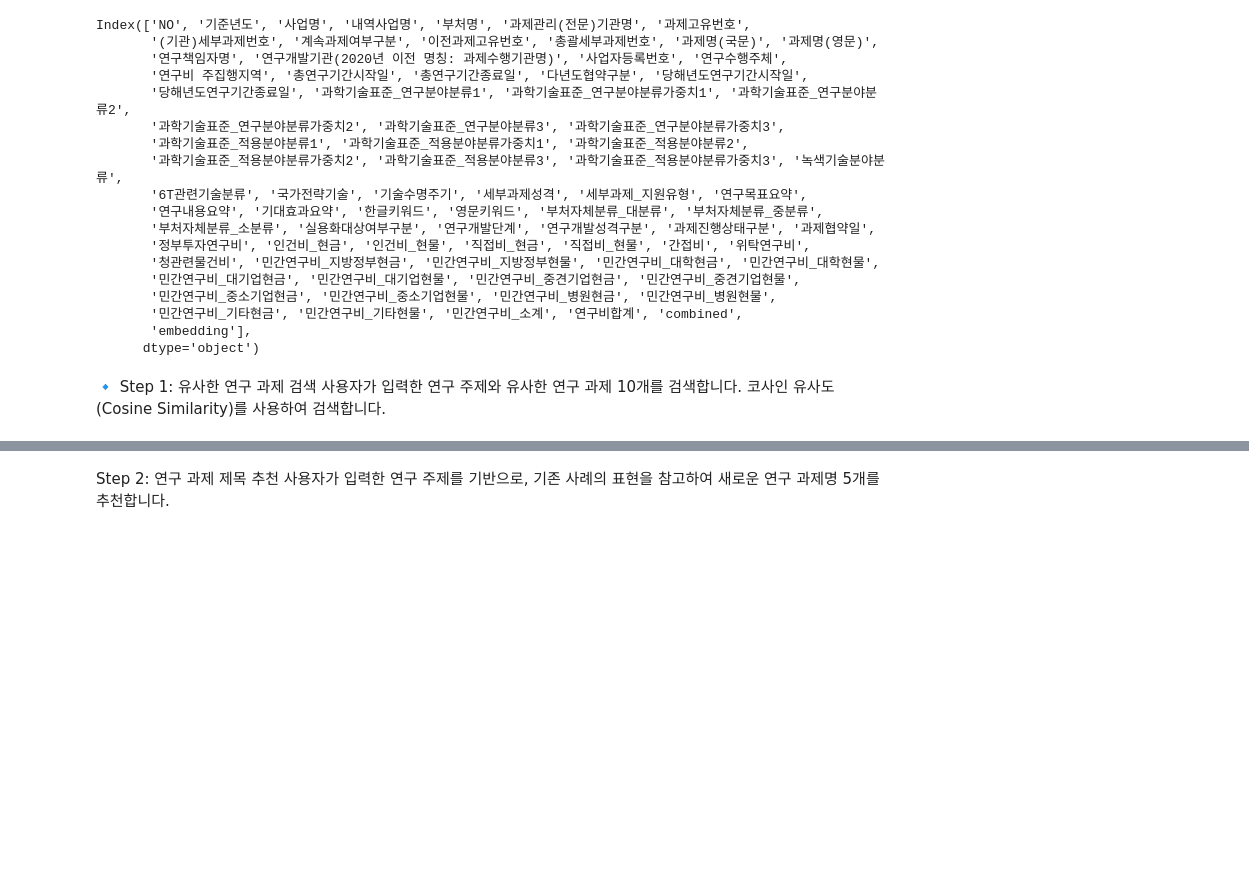
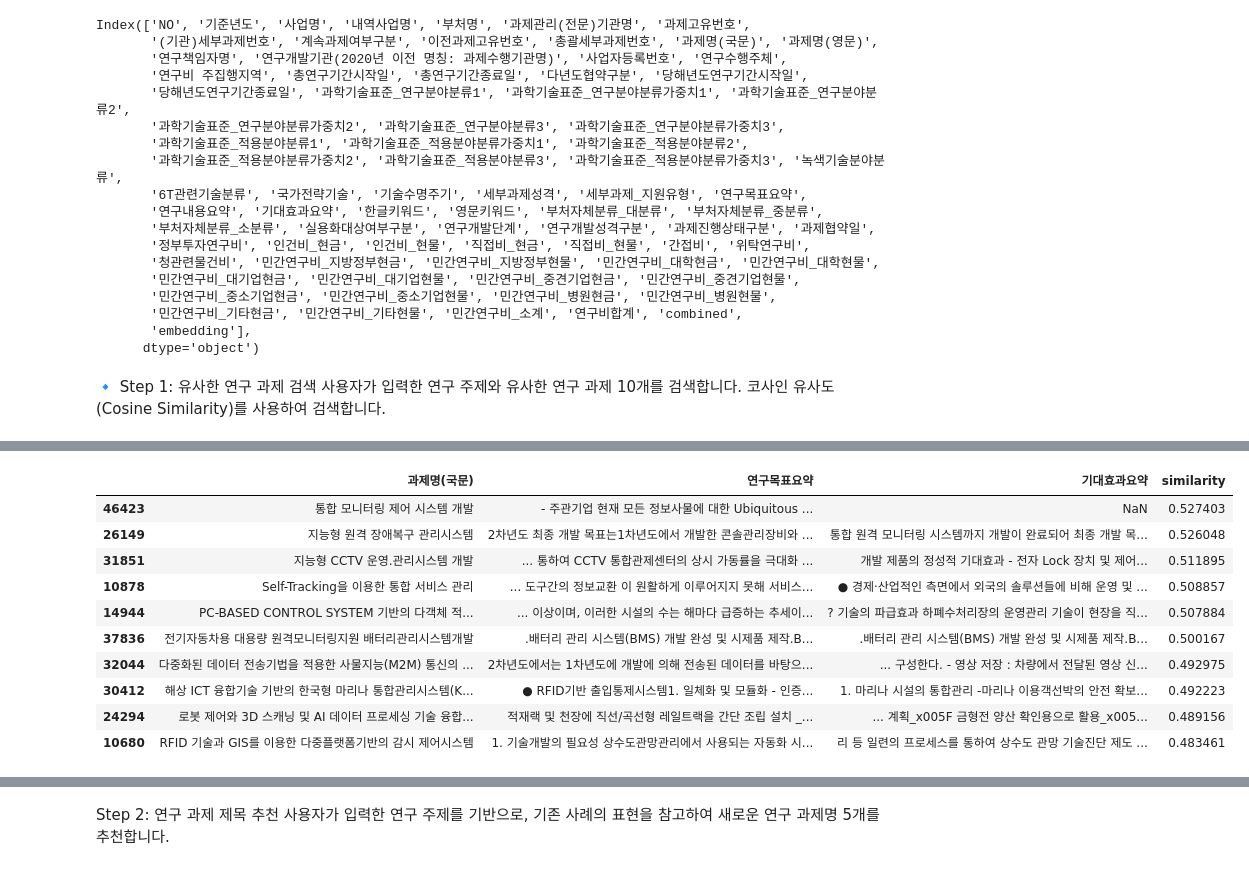
Before and after one commit to jacobfor/-R-D_Analysis, a Jupyter notebook: R&D_Analysis_Bot.ipynb, the cells around one changed output, grey strips where cells are left out. Saved outputs shown, nothing was run; the diff lists cells and outputs as text; code cells hidden in the pictures; blank space fills up the shorter version.

```diff
--- a/R&D_Analysis_Bot.ipynb
+++ b/R&D_Analysis_Bot.ipynb
@@ -257,0 +260,75 @@ similar_projects.to_csv('similar_projects.csv', index=False, encoding="utf-8-sig
+# %%
+import openai
+import pandas as pd
+import numpy as np
+from tqdm import tqdm
+from sklearn.metrics.pairwise import cosine_similarity
+from dotenv import load_dotenv
+import os
+import ast
+
+# ✅ .env 파일 로드
+load_dotenv()
+openai.api_key = os.getenv("OPENAI_API_KEY")
+
+# ✅ tqdm 진행률 표시 적용
+tqdm.pandas()
+
+
+# ✅ 저장된 임베딩 CSV 파일 불러오기
+df = pd.read_csv("merged_R&D_Embedding.csv", encoding="utf-8")
+df["embedding"] = df["embedding"].apply(ast.literal_eval)  # 문자열을 리스트로 변환
+df["embedding"] = df["embedding"].apply(np.array)  # 리스트를 numpy 배열로 변환
+
+# ✅ similarity 결과를 저장할 CSV 파일 설정
+SIMILARITY_CSV = "similarity_results.csv"
+
+# ✅ 기존의 similarity 데이터가 있는지 확인하고 불러오기
+if os.path.exists(SIMILARITY_CSV):
+    df_similarity = pd.read_csv(SIMILARITY_CSV, encoding="utf-8")
+else:
+    df_similarity = pd.DataFrame()
+
+# ✅ 유사한 연구 과제 검색 함수 (기존 similarity 데이터 활용)
+def search_similar_projects(df, project_description, top_n=10):
+    """
+    사용자의 연구 설명과 가장 유사한 연구 과제 n개 검색 (기존 similarity 데이터 활용)
+    """
+    print(f"\n🔍 입력한 연구 주제 '{project_description}'에 대한 유사 연구 과제 검색 중...")
+
+    # ✅ 사용자의 입력을 OpenAI 임베딩으로 변환
+    response = openai.Embedding.create(input=[project_description], model="text-embedding-3-small")
+    project_embedding = np.array(response["data"][0]["embedding"])
+
+    # ✅ 기존에 계산된 similarity 데이터가 있는지 확인
+    cache_column = f"similarity_{hash(project_description)}"  # 고유한 컬럼 이름 생성
+    if cache_column in df_similarity.columns:
+        print(f"✅ '{project_description}'의 similarity 값이 기존에 저장됨 → 재계산 없이 사용")
+        df["similarity"] = df_similarity[cache_column]
+    else:
+        # ✅ tqdm 적용하여 유사도 계산 진행률 표시
+        df["similarity"] = df["embedding"].progress_apply(lambda x: cosine_similarity([x], [project_embedding])[0][0])
+        df_similarity[cache_column] = df["similarity"]  # 계산된 similarity 저장
+
+        # ✅ 업데이트된 similarity 데이터를 저장
+        df_similarity.to_csv(SIMILARITY_CSV, index=False, encoding="utf-8")
+        print(f"📁 새로운 similarity 값 저장 완료: {SIMILARITY_CSV}")
+
+    # ✅ 유사도가 높은 상위 n개 연구 과제 반환
+    return df.sort_values("similarity", ascending=False).head(top_n)
+
+# ✅ 사용자 입력을 여러 개 받을 수 있도록 수정
+num_inputs = int(input("📌 입력할 연구 주제 개수를 입력하세요: "))
+user_inputs = [input(f"📝 {i+1}번째 연구 주제를 입력하세요: ") for i in range(num_inputs)]
+
+# ✅ 각 입력에 대해 유사한 연구 과제 검색 및 출력
+for idx, user_business in enumerate(user_inputs):
+    print(f"\n📝 입력된 연구 주제 {idx+1}: {user_business}\n")  # 🔥 입력값 확인
+
+    # ✅ 유사한 연구 과제 검색 실행
+    similar_projects = search_similar_projects(df, user_business, top_n=10)
+
+    # ✅ 유사한 연구 과제 결과 pandas 출력
+    print(f"\n📌 '{user_business}'에 대한 유사 연구 과제 TOP 10:")
+    display(similar_projects[["과제명(국문)", "연구목표요약", "기대효과요약", "similarity"]])
+# %% [output]
@@ -257,0 +342,11 @@ similar_projects.to_csv('similar_projects.csv', index=False, encoding="utf-8-sig
+|  | 과제명(국문) | 연구목표요약 | 기대효과요약 | similarity |
+| 46423 | 통합 모니터링 제어 시스템 개발 | - 주관기업 현재 모든 정보사물에 대한 Ubiquitous ... | NaN | 0.527403 |
+| 26149 | 지능형 원격 장애복구 관리시스템 | 2차년도 최종 개발 목표는1차년도에서 개발한 콘솔관리장비와 ... | 통합 원격 모니터링 시스템까지 개발이 완료되어 최종 개발 목... | 0.526048 |
+| 31851 | 지능형 CCTV 운영.관리시스템 개발 | ... 통하여 CCTV 통합관제센터의 상시 가동률을 극대화 ... | 개발 제품의 정성적 기대효과 - 전자 Lock 장치 및 제어... | 0.511895 |
+| 10878 | Self-Tracking을 이용한 통합 서비스 관리 | ... 도구간의 정보교환 이 원활하게 이루어지지 못해 서비스... | ● 경제·산업적인 측면에서 외국의 솔루션들에 비해 운영 및 ... | 0.508857 |
+| 14944 | PC-BASED CONTROL SYSTEM 기반의 다객체 적... | ... 이상이며, 이러한 시설의 수는 해마다 급증하는 추세이... | ? 기술의 파급효과 하폐수처리장의 운영관리 기술이 현장을 직... | 0.507884 |
+| 37836 | 전기자동차용 대용량 원격모니터링지원 배터리관리시스템개발 | .배터리 관리 시스템(BMS) 개발 완성 및 시제품 제작.B... | .배터리 관리 시스템(BMS) 개발 완성 및 시제품 제작.B... | 0.500167 |
+| 32044 | 다중화된 데이터 전송기법을 적용한 사물지능(M2M) 통신의 ... | 2차년도에서는 1차년도에 개발에 의해 전송된 데이터를 바탕으... | ... 구성한다. - 영상 저장 : 차량에서 전달된 영상 신... | 0.492975 |
+| 30412 | 해상 ICT 융합기술 기반의 한국형 마리나 통합관리시스템(K... | ● RFID기반 출입통제시스템1. 일체화 및 모듈화 - 인증... | 1. 마리나 시설의 통합관리 -마리나 이용객선박의 안전 확보... | 0.492223 |
+| 24294 | 로봇 제어와 3D 스캐닝 및 AI 데이터 프로세싱 기술 융합... | 적재랙 및 천장에 직선/곡선형 레일트랙을 간단 조립 설치 _... | ... 계획_x005F 금형전 양산 확인용으로 활용_x005... | 0.489156 |
+| 10680 | RFID 기술과 GIS를 이용한 다중플랫폼기반의 감시 제어시스템 | 1. 기술개발의 필요성 상수도관망관리에서 사용되는 자동화 시... | 리 등 일련의 프로세스를 통하여 상수도 관망 기술진단 제도 ... | 0.483461 |
```
Also changed, not shown: parts of 8 cells of this notebook, 2 other files.
